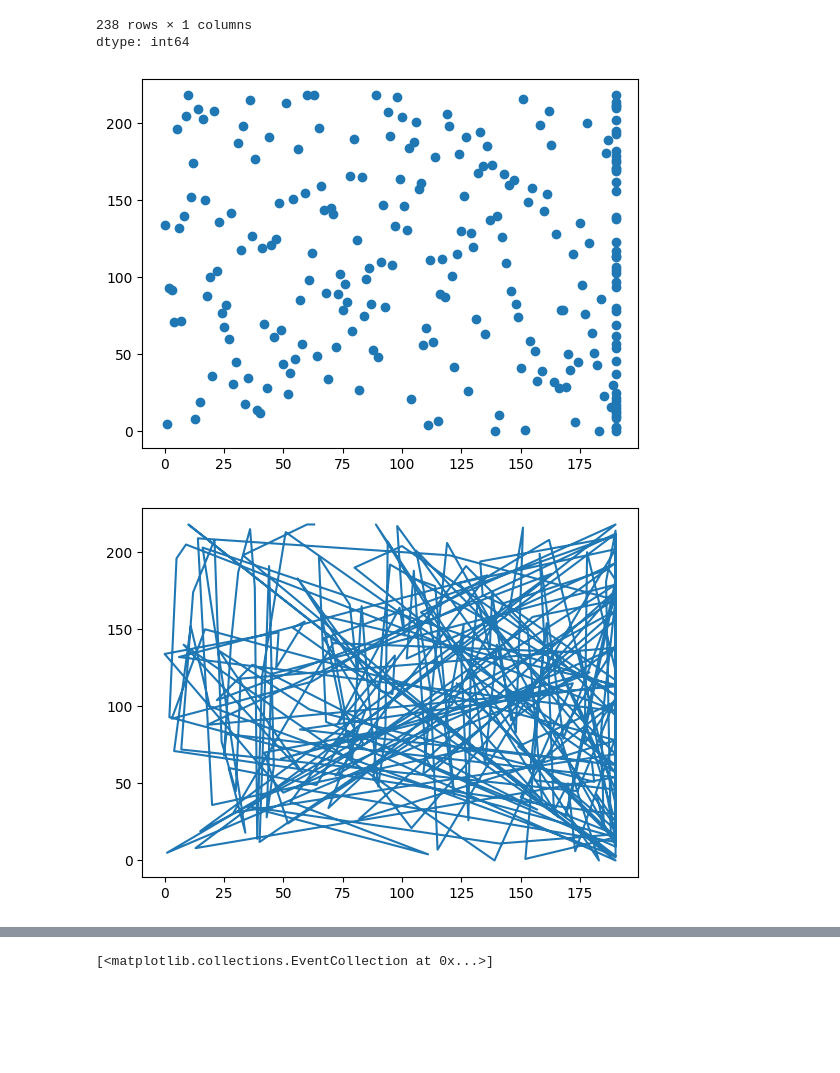
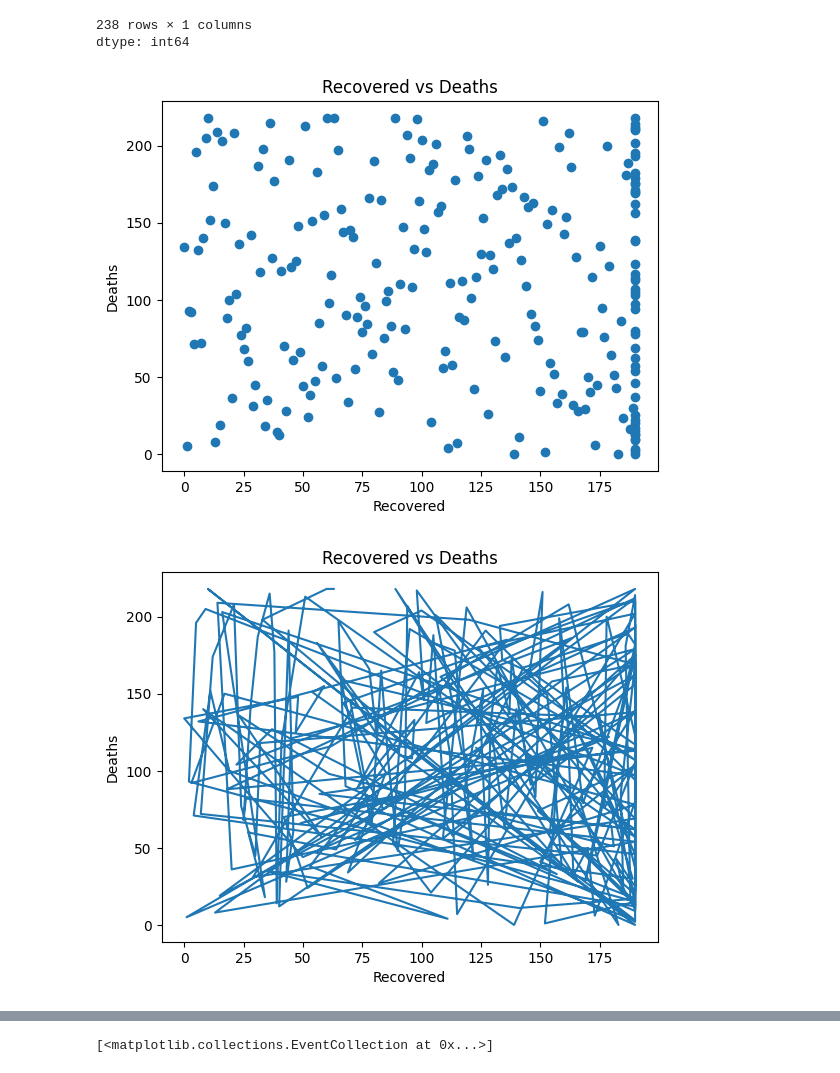
Before and after one commit to ZohaAsghar/House-price-prediction, a Jupyter notebook: covid_.ipynb, the cells around one changed output, grey strips where cells are left out. Cells and saved outputs as stored; diff of their text form; code cells hidden in the pictures; blank space fills up the shorter version.

```diff
--- a/covid_.ipynb
+++ b/covid_.ipynb
@@ -386,15 +386,19 @@ dtype: int64
 import matplotlib.pyplot as plt
 # %%
 plt.scatter(df["Recovered"],df["Deaths"])
-x=df["Recovered"]
-y=df["Deaths"]
+plt.xlabel("Recovered")
+plt.ylabel("Deaths")
+plt.title("Recovered vs Deaths")
+plt.show()
 # %% [output]
-[figure, old version]
+[figure, new version]
 # %%
 plt.plot(df["Recovered"],df["Deaths"])
-x=df["Recovered"]
-y=df["Deaths"]
+plt.xlabel("Recovered")
+plt.ylabel("Deaths")
+plt.title("Recovered vs Deaths")
+plt.show()
 # %% [output]
-[figure, old version]
+[figure, new version]
 # %%
 plt.bar(df["Recovered"],df["Deaths"])
```
Also changed, not shown: parts of 30 cells of this notebook.
